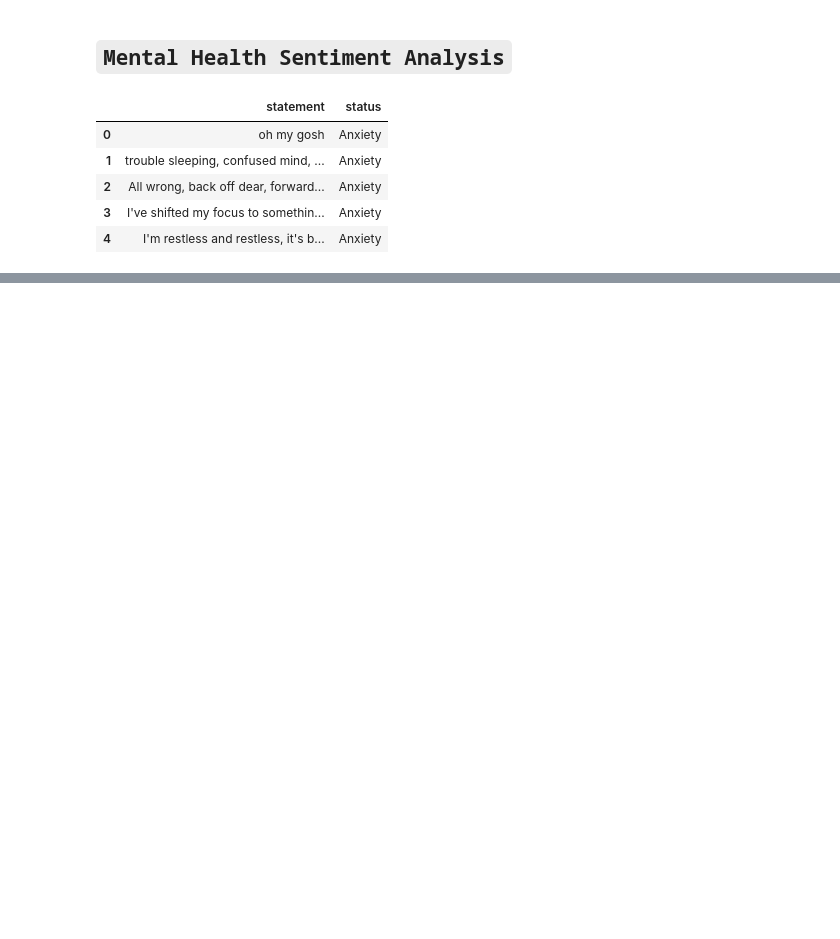
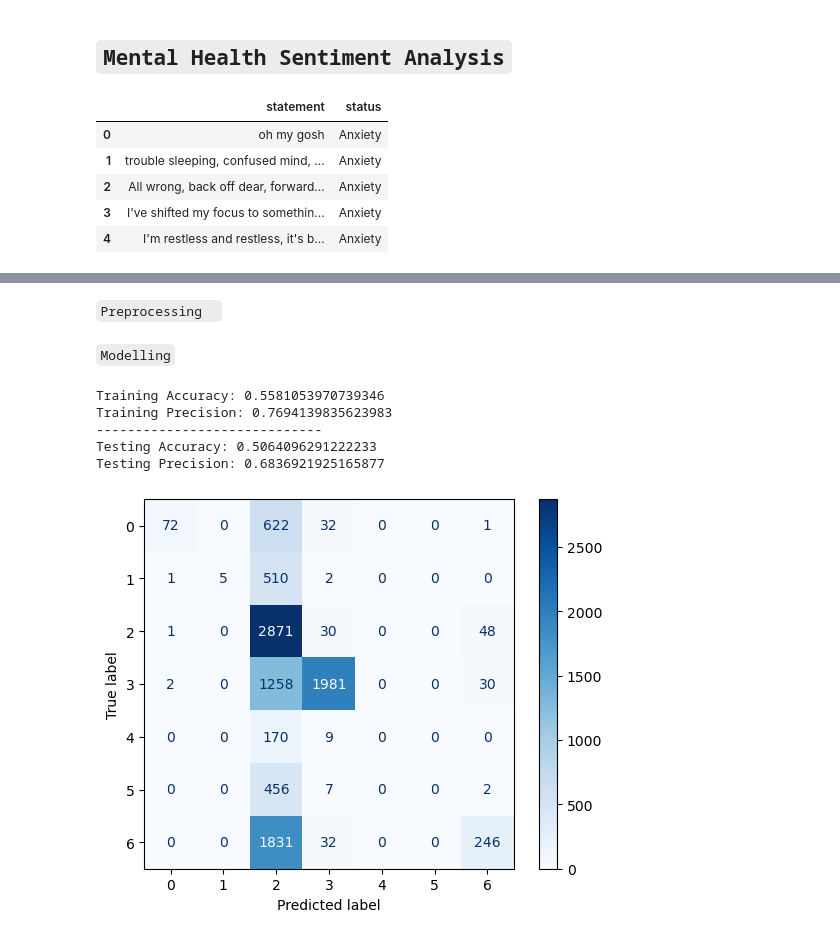
Before and after one commit to martin-m-kinoti/NLP-Tasks, a Jupyter notebook: week6/mental_health.ipynb, the cells around one changed output, grey strips where cells are left out. Drawn from its saved outputs; the diff is of its cells as text; code cells hidden in the pictures; blank space fills up the shorter version.

Commit message:
word embeddings tasks & sentiment analysis

```diff
--- a/week6/mental_health.ipynb
+++ b/week6/mental_health.ipynb
@@ -16,0 +117,3 @@ data.head()
+# %%
+data['clean_text'] = data['clean_text'].apply(lambda x: [WordNetLemmatizer().lemmatize(word) for word in x])
+data.head()
@@ -16,0 +129,3 @@ data.head()
+# %%
+data['clean_text'] = [" ".join(token) for token in data['clean_text']]
+data.head()
@@ -16,0 +141,4 @@ data.head()
+# %%
+encoder = LabelEncoder()
+data['target_enc'] = encoder.fit_transform(data['status'])
+data.head()
@@ -16,0 +152,39 @@ data.head()
+# %% [markdown]
+`Preprocessing  `
+# %%
+vectorizer = TfidfVectorizer()
+X = vectorizer.fit_transform(data['clean_text'])
+y = data['target_enc']
+
+# Split the data into training and testing sets
+X_train, X_test, y_train, y_test = train_test_split(X,
+                                                    y,
+                                                    test_size=0.2,
+                                                    random_state=42)
+# %% [markdown]
+`Modelling`
+# %%
+def classifier(model, X_train, y_train, X_test, y_test):
+    model.fit(X_train, y_train)
+
+    # Metrics
+    train_preds = model.predict(X_train)
+    print("Training Accuracy:", accuracy_score(y_train, train_preds))
+    print("Training Precision:", precision_score(y_train, train_preds, average='weighted'))
+    print("-----------------------------")
+
+    test_preds = model.predict(X_test)
+    print("Testing Accuracy:", accuracy_score(y_test, test_preds))
+    print("Testing Precision:", precision_score(y_test, test_preds, average='weighted'))
+    cm = confusion_matrix(y_test, test_preds)
+    display = ConfusionMatrixDisplay(confusion_matrix=cm, display_labels=model.classes_)
+    display.plot(cmap=plt.cm.Blues)
+
+classifier(MultinomialNB(), X_train, y_train, X_test, y_test)
+# %% [output]
+Training Accuracy: 0.5581053970739346
+Training Precision: 0.7694139835623983
+-----------------------------
+Testing Accuracy: 0.5064096291222233
+Testing Precision: 0.6836921925165877
+[figure, added]
```
Also changed, not shown: parts of 33 cells of this notebook, 4 other files.
